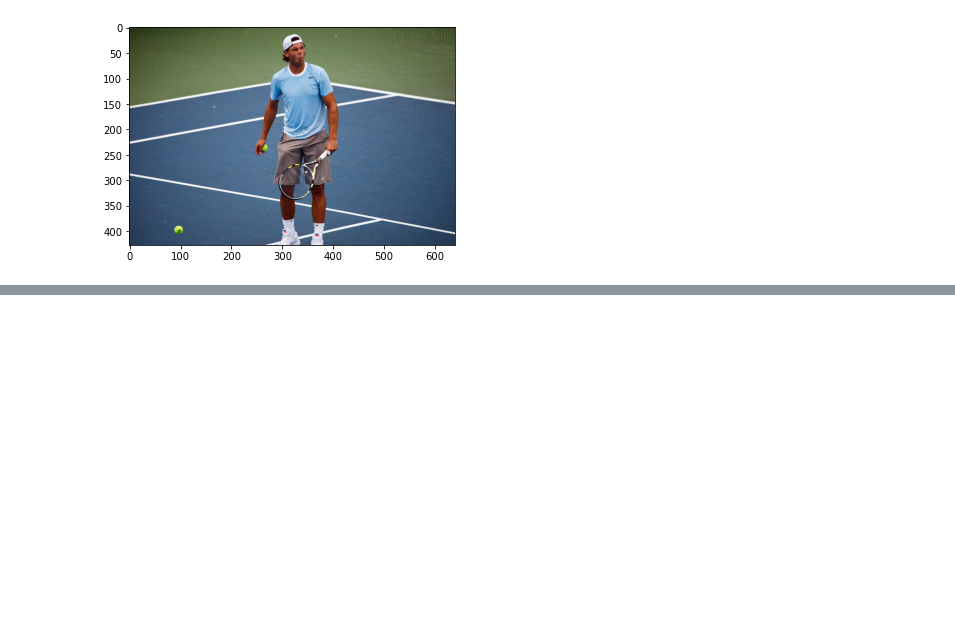
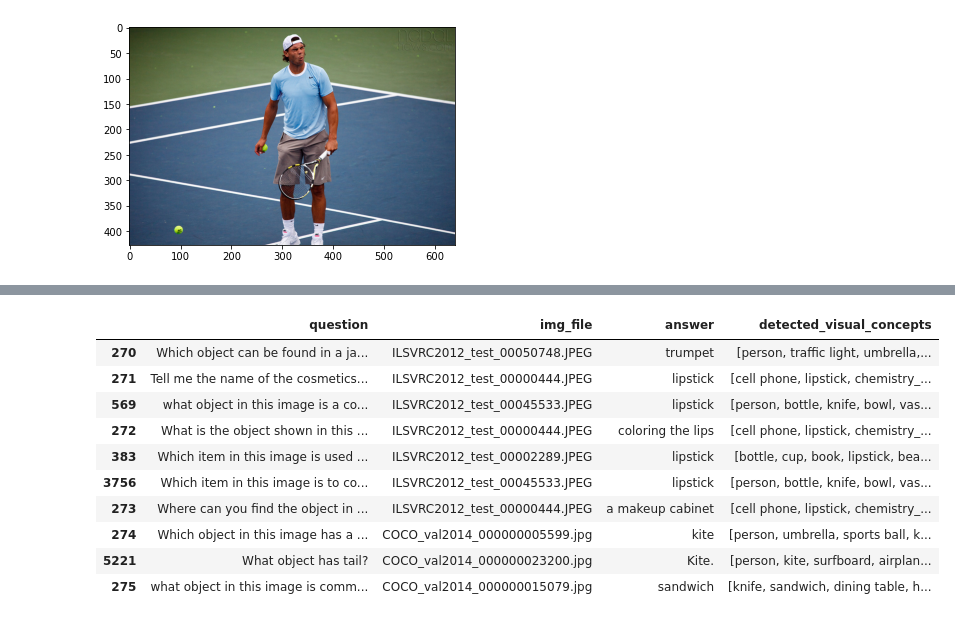
Before and after one commit to afzaalhussain50/fvqa-features-generation, a Jupyter notebook: fvqa_feature_generations.ipynb, the cells around one changed output, grey strips where cells are left out. Drawn from its saved outputs; the diff is of its cells as text; code cells hidden in the pictures; blank space fills up the shorter version.

```diff
--- a/fvqa_feature_generations.ipynb
+++ b/fvqa_feature_generations.ipynb
@@ -99,0 +248,29 @@ COCO_val2014_000000011567.jpg
+# %%
+# merged_ques_facts_df['coco_index'] = coco_index
+merged_ques_facts_df['coco_objects'] = coco_objects
+# merged_ques_facts_df['imagenet_index'] = imagenet_index
+merged_ques_facts_df['imagenet_objects'] = imagenet_objects
+# merged_ques_facts_df['places365_index'] = places365_index
+merged_ques_facts_df['places365_labels'] = places365_labels
+# merged_ques_facts_df['hoi_index'] = hoi_index
+merged_ques_facts_df['hoi_labels'] = hoi_labels
+merged_ques_facts_df['detected_visual_concepts'] = detected_visual_concepts
+# merged_ques_facts_df['detected_visual_concepts_i'] = detected_visual_concepts_i
+
+# del coco_index, coco_objects, imagenet_index, imagenet_objects, places365_index, places365_labels, hoi_index, hoi_labels
+# del detected_visual_concepts, detected_visual_concepts_i
+# %%
+col_filter = ['question','img_file', 'answer', 'detected_visual_concepts']
+merged_ques_facts_df.loc[:, col_filter].head(10)
+# %% [output]
+|  | question | img_file | answer | detected_visual_concepts |
+| 270 | Which object can be found in a ja... | ILSVRC2012_test_00050748.JPEG | trumpet | [person, traffic light, umbrella,... |
+| 271 | Tell me the name of the cosmetics... | ILSVRC2012_test_00000444.JPEG | lipstick | [cell phone, lipstick, chemistry_... |
+| 569 | what object in this image is a co... | ILSVRC2012_test_00045533.JPEG | lipstick | [person, bottle, knife, bowl, vas... |
+| 272 | What is the object shown in this ... | ILSVRC2012_test_00000444.JPEG | coloring the lips | [cell phone, lipstick, chemistry_... |
+| 383 | Which item in this image is used ... | ILSVRC2012_test_00002289.JPEG | lipstick | [bottle, cup, book, lipstick, bea... |
+| 3756 | Which item in this image is to co... | ILSVRC2012_test_00045533.JPEG | lipstick | [person, bottle, knife, bowl, vas... |
+| 273 | Where can you find the object in ... | ILSVRC2012_test_00000444.JPEG | a makeup cabinet | [cell phone, lipstick, chemistry_... |
+| 274 | Which object in this image has a ... | COCO_val2014_000000005599.jpg | kite | [person, umbrella, sports ball, k... |
+| 5221 | What object has tail? | COCO_val2014_000000023200.jpg | Kite. | [person, kite, surfboard, airplan... |
+| 275 | what object in this image is comm... | COCO_val2014_000000015079.jpg | sandwich | [knife, sandwich, dining table, h... |
```
Also changed, not shown: parts of 13 cells of this notebook, 4 other files.
